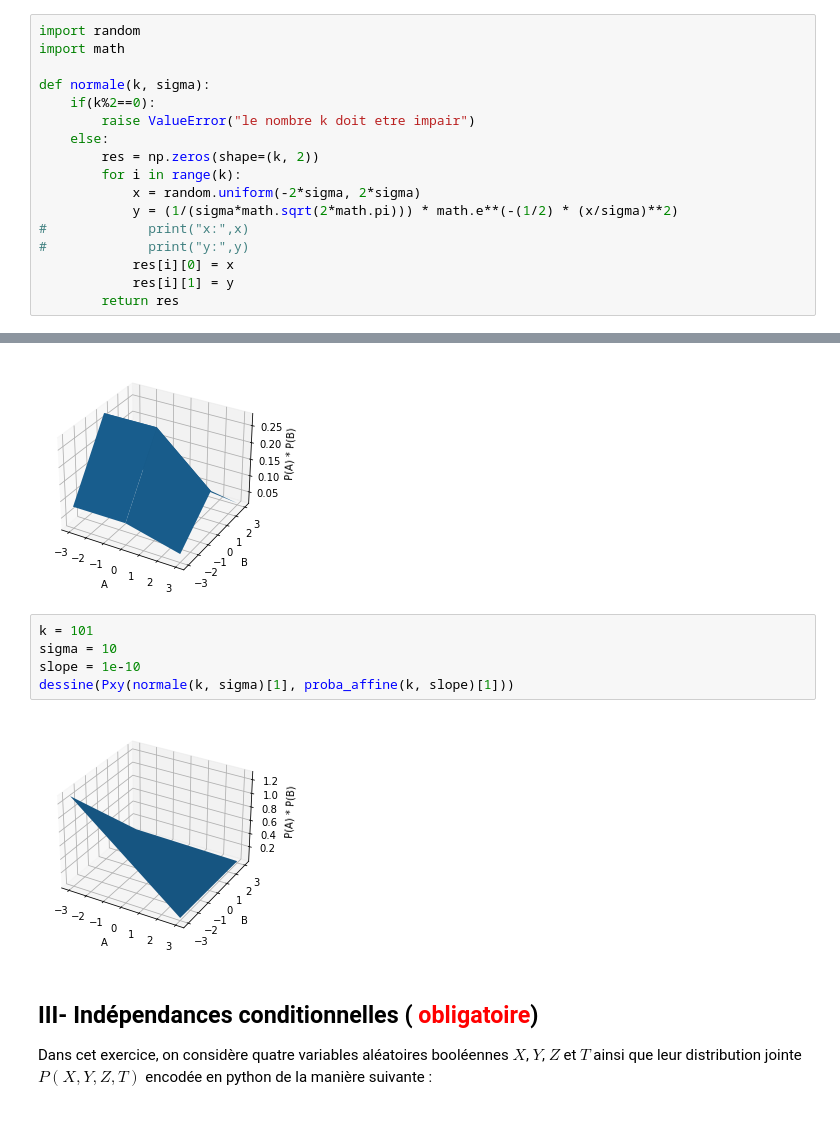
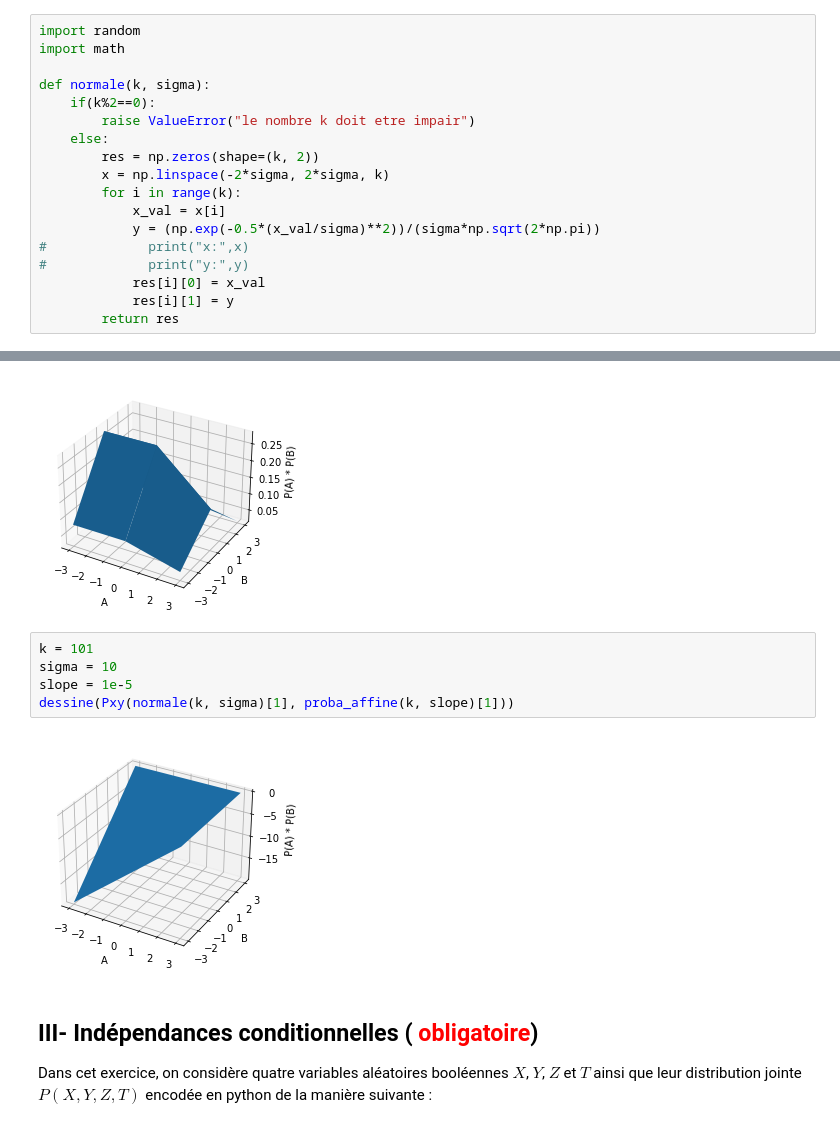
Before and after one commit to hanzopgp/MasterBioInformaticsPTs, a Jupyter notebook: S1/MAPSI/TME/TME2/enonce/tme2.ipynb, the cells around one changed output, grey strips where cells are left out. Saved outputs shown, nothing was run; the diff lists cells and outputs as text.

```diff
--- a/S1/MAPSI/TME/TME2/enonce/tme2.ipynb
+++ b/S1/MAPSI/TME/TME2/enonce/tme2.ipynb
@@ -76,12 +76,13 @@ def normale(k, sigma):
         raise ValueError("le nombre k doit etre impair")
     else:
         res = np.zeros(shape=(k, 2))
+        x = np.linspace(-2*sigma, 2*sigma, k)
         for i in range(k):
-            x = random.uniform(-2*sigma, 2*sigma)
-            y = (1/(sigma*math.sqrt(2*math.pi))) * math.e**(-(1/2) * (x/sigma)**2)
+            x_val = x[i]
+            y = (np.exp(-0.5*(x_val/sigma)**2))/(sigma*np.sqrt(2*np.pi))
 #             print("x:",x)
 #             print("y:",y)
-            res[i][0] = x
+            res[i][0] = x_val
             res[i][1] = y
         return res
 # %% [markdown]
@@ -187,10 +188,10 @@ dessine(Pxy(PA,PB))
 # %%
 k = 101
 sigma = 10
-slope = 1e-10
+slope = 1e-5
 dessine(Pxy(normale(k, sigma)[1], proba_affine(k, slope)[1]))
 # %% [output]
-[figure, old version]
+[figure, new version]
 # %% [markdown]
 ## III- Indépendances conditionnelles (<font color="red"> obligatoire</font>)
 
```
Also changed, not shown: parts of 13 cells of this notebook, 1 other file.
